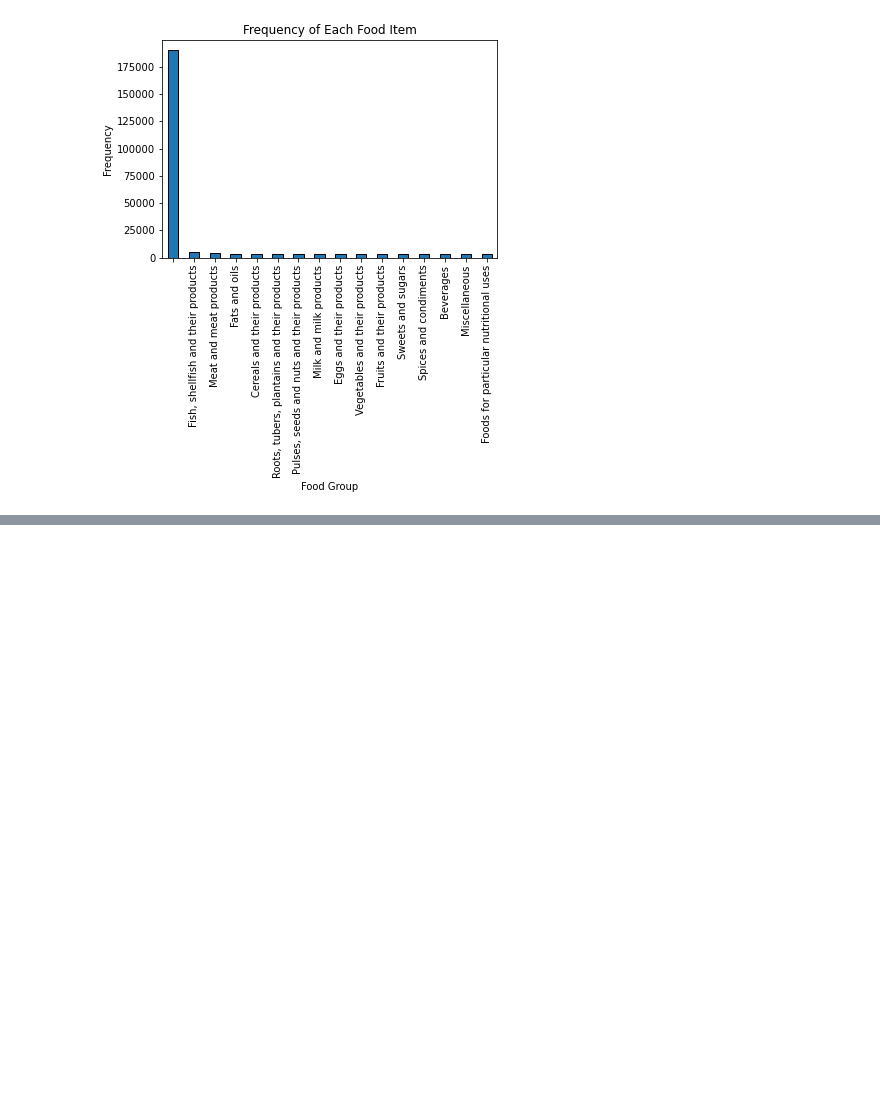
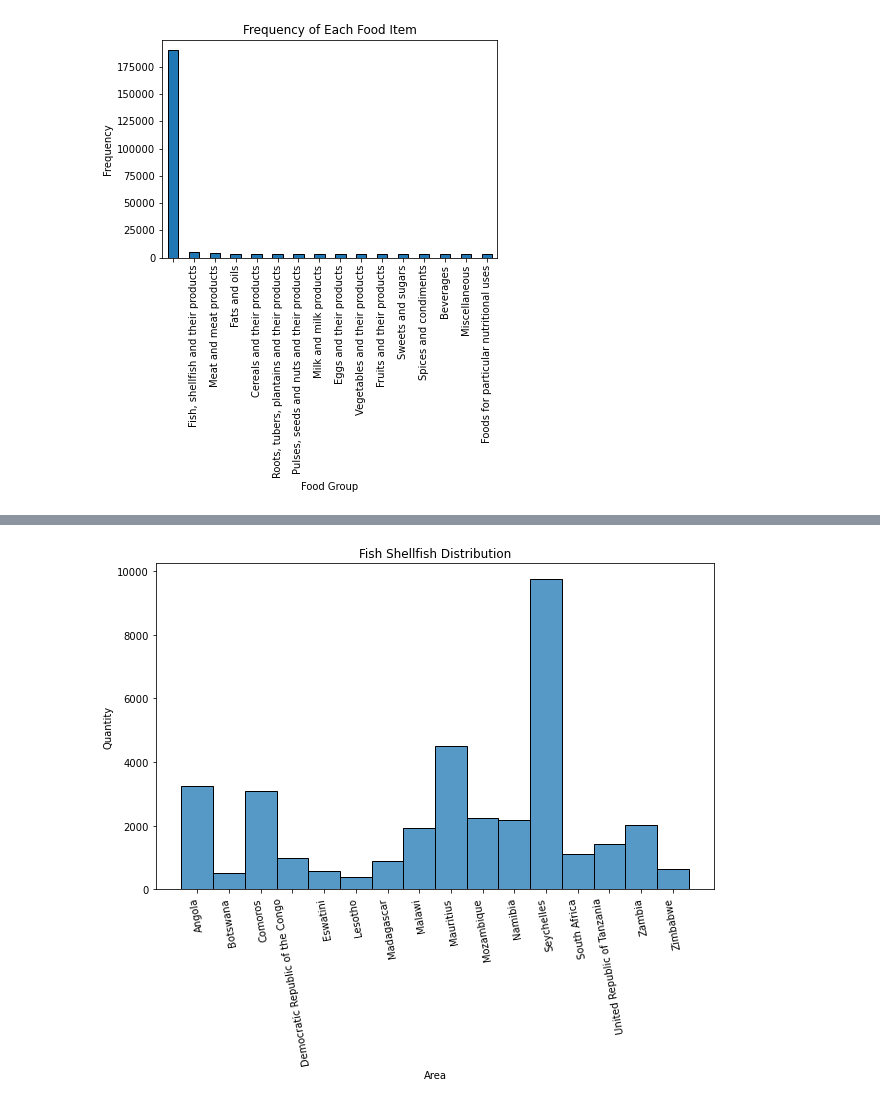
Before and after one commit to TatendaMare1/TATENDAMARE, a Jupyter notebook: Dietary Paterrns and Malnutrtion Risks Prediction Model.ipynb, the cells around one changed output, grey strips where cells are left out. Cells and saved outputs as stored; diff of their text form; code cells hidden in the pictures; blank space fills up the shorter version.

```diff
--- a/Dietary Paterrns and Malnutrtion Risks Prediction Model.ipynb
+++ b/Dietary Paterrns and Malnutrtion Risks Prediction Model.ipynb
@@ -221,8 +223,11 @@ plt.show()
 # %%
-Beverage_data = data[data['Food Group']== 'Beverages']
+Fish_Shellfish_data = data[data['Food Group']== 'Fish, shellfish and their products']
 plt.figure(figsize=(10,6))
-sns.histplot(data=Beverage_data, x='Area', weights='Value',discrete=True,binwidth=1)
-plt.title("Beverage Distribution")
+sns.histplot(data=Fish_Shellfish_data, x='Area', weights='Value',discrete=True,binwidth=1)
+plt.title("Fish Shellfish Distribution")
 plt.xlabel('Area')
 plt.ylabel('Quantity')
+plt.xticks(rotation = 100)
 plt.show()
+# %% [output]
+[figure, added]
```
Also changed, not shown: parts of 18 cells of this notebook.
